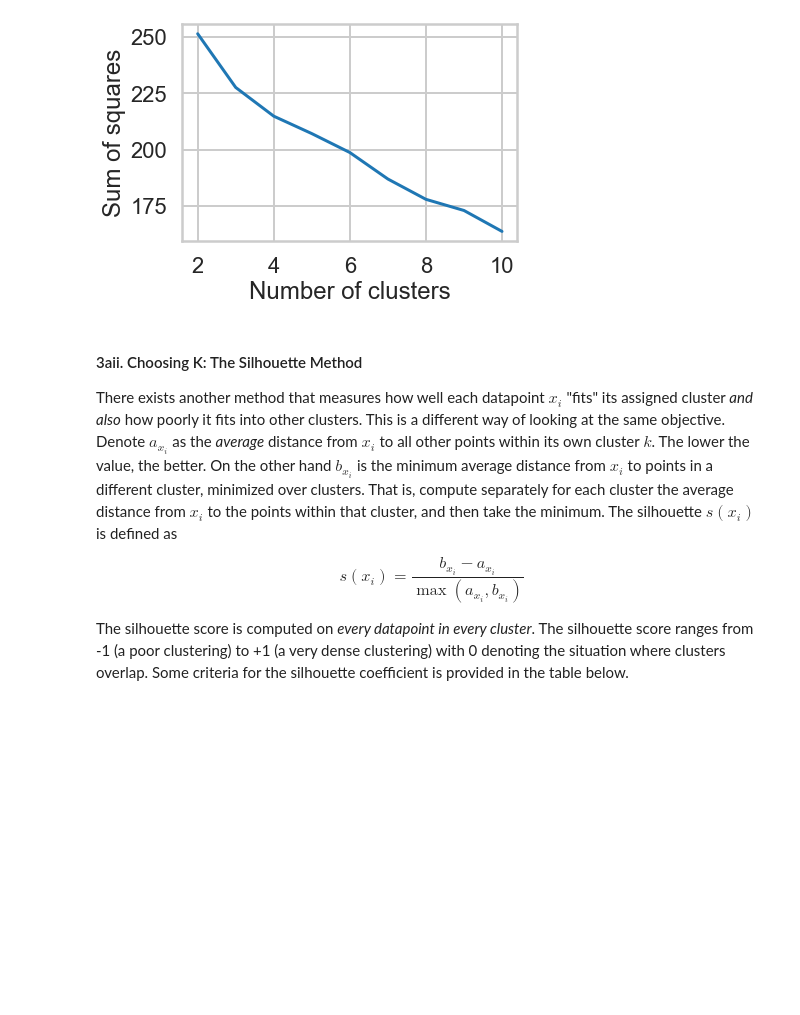
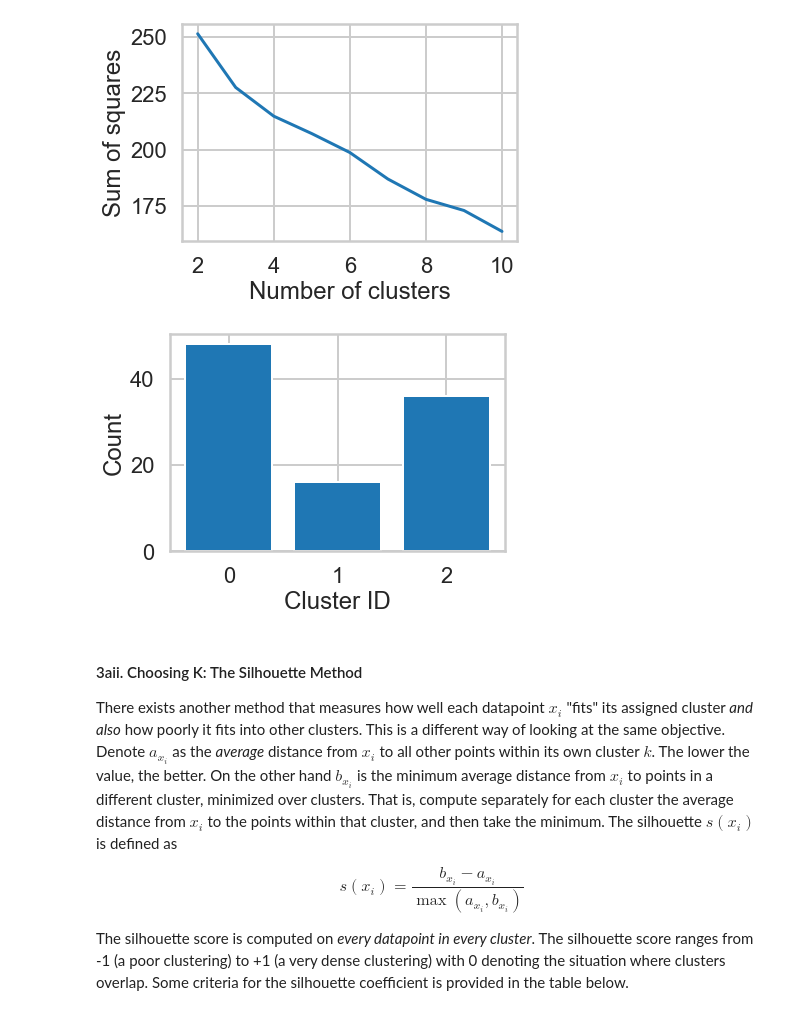
Before and after one commit to squareleaf/SpringboardDS, a Jupyter notebook: Clustering_case_study/Clustering Case Study - Customer Segmentation with K-Means - Tier 3.ipynb, the cells around one changed output. Cells and saved outputs as stored; diff of their text form; code cells hidden in the pictures; blank space fills up the shorter version.

Commit message:
Finish clustering case study

```diff
--- a/Clustering_case_study/Clustering Case Study - Customer Segmentation with K-Means - Tier 3.ipynb
+++ b/Clustering_case_study/Clustering Case Study - Customer Segmentation with K-Means - Tier 3.ipynb
@@ -139,30 +139,37 @@ import numpy as np
 import sklearn.cluster as cluster
 
 possible_ss = []
+assigned = {}
 x_cols = df_final.to_numpy()
-
-kmeans = cluster.KMeans(n_clusters=2, random_state=0).fit(x_cols)
-kmeans.predict(x_cols)
-kmeans.cluster_centers_
 
 k_range = list(range(2, 11))
 
-# We now want to iterate through this list to construct a plot showing SS for each K. Name the iterator variable K
 for k in k_range:
-    # Make a variable called model, and assign it the result of calling sklearn.cluster.KMeans, with n_clusters = K
     model = cluster.KMeans(n_clusters=k, random_state=0)
     cluster_pred = model.fit_predict(x_cols)
     centers = model.cluster_centers_
     possible_ss.append(np.sum((x_cols - centers[cluster_pred]) ** 2))
+    assigned[str(k)] = cluster_pred
 
 plt.plot(k_range, possible_ss)
 
-# Let's label the plot
 plt.xlabel("Number of clusters")
 plt.ylabel("Sum of squares")
 # %% [output]
 Text(0, 0.5, 'Sum of squares')
 [figure]
+# %%
+k = 3  # best K?
+chosen_model = assigned[str(k)]
+cluster_counts = np.bincount(chosen_model)
+
+plt.bar(range(k), cluster_counts, align='center')
+plt.xlabel('Cluster ID')
+plt.ylabel('Count')
+plt.xticks(range(k))
+plt.show()
+# %% [output]
+[figure, added]
 # %% [markdown]
 #### 3aii. Choosing K: The Silhouette Method
 
```
Also changed, not shown: parts of 7 cells of this notebook, 1 other file.
